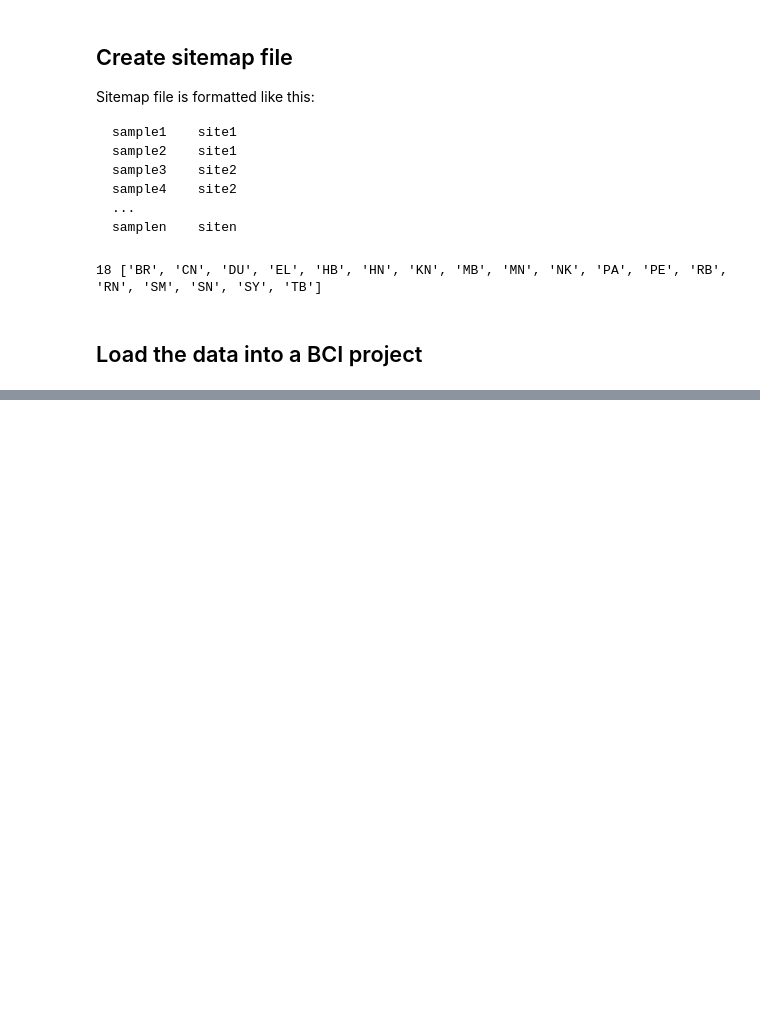
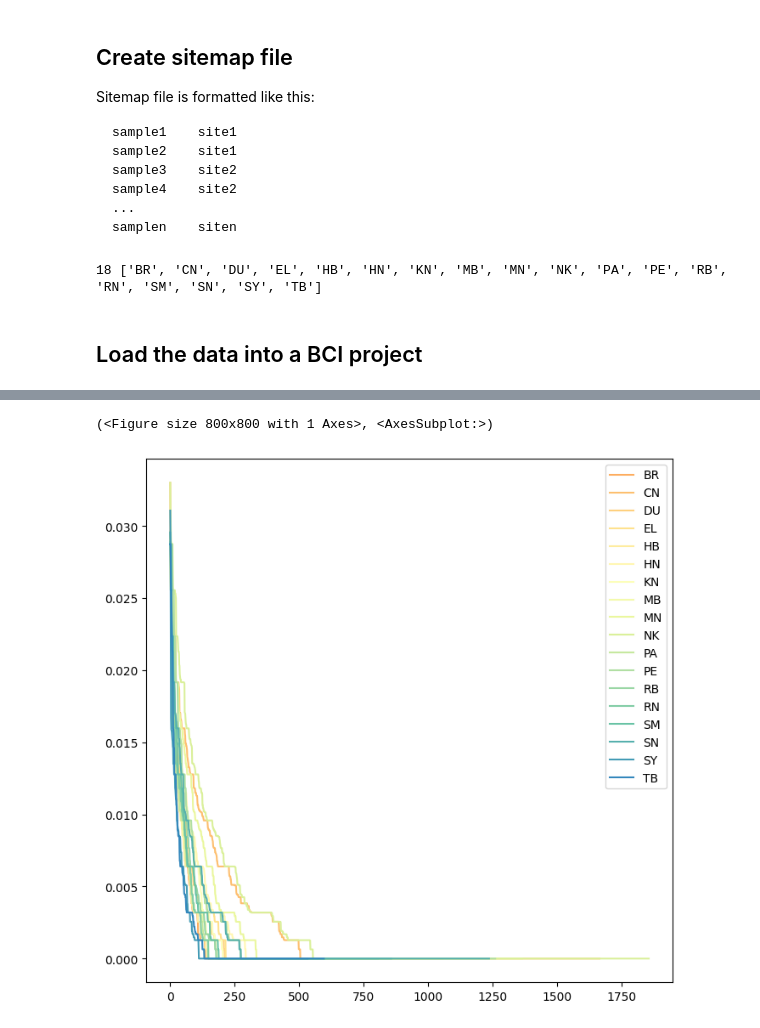
Before and after one commit to isaacovercast/IMEMEBA-BCI, a Jupyter notebook: empirical-examples/Holman-2021-Marine-eDNA/Holman-2021-Marine-eDNA.ipynb, the cells around one changed output, grey strips where cells are left out. Saved outputs shown, nothing was run; the diff lists cells and outputs as text; code cells hidden in the pictures; blank space fills up the shorter version.

```diff
--- a/empirical-examples/Holman-2021-Marine-eDNA/Holman-2021-Marine-eDNA.ipynb
+++ b/empirical-examples/Holman-2021-Marine-eDNA/Holman-2021-Marine-eDNA.ipynb
@@ -111,5 +111,5 @@ with open(sitemap, 'w') as outfile:
 # %%
 pjt = Project.Project(cleaned_asv_table, fasta_data, sitemap)
 # %%
-pjt.run(verbose=True)
+pjt.run(samples=False, verbose=True)
 # %% [output]
@@ -126,0 +133,5 @@ L.CN3
+# %%
+pjt.plot_sites(plot_pis=True)
+# %% [output]
+(<Figure size 800x800 with 1 Axes>, <AxesSubplot:>)
+[figure, added]
```
Also changed, not shown: parts of 3 cells of this notebook, 1 other file.
